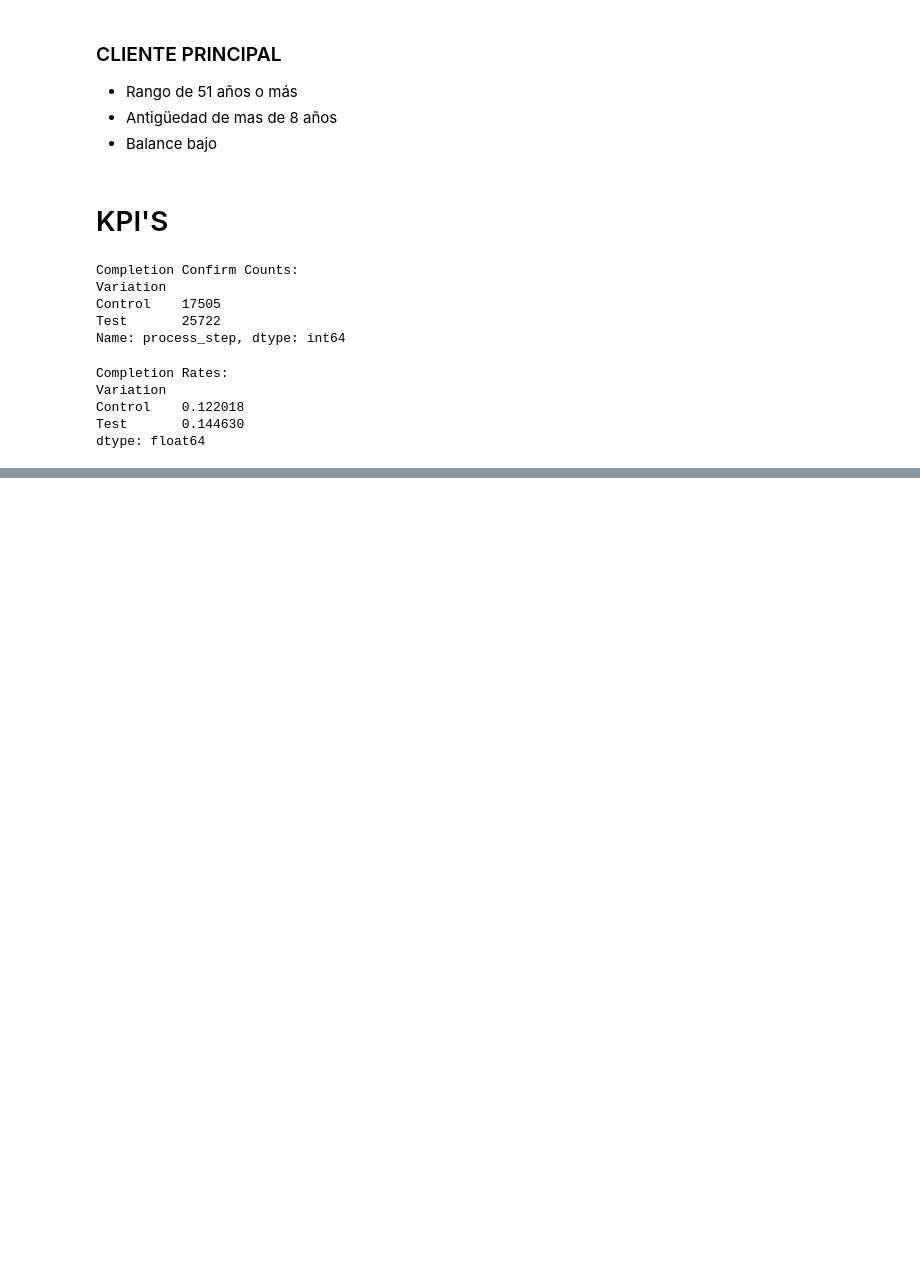
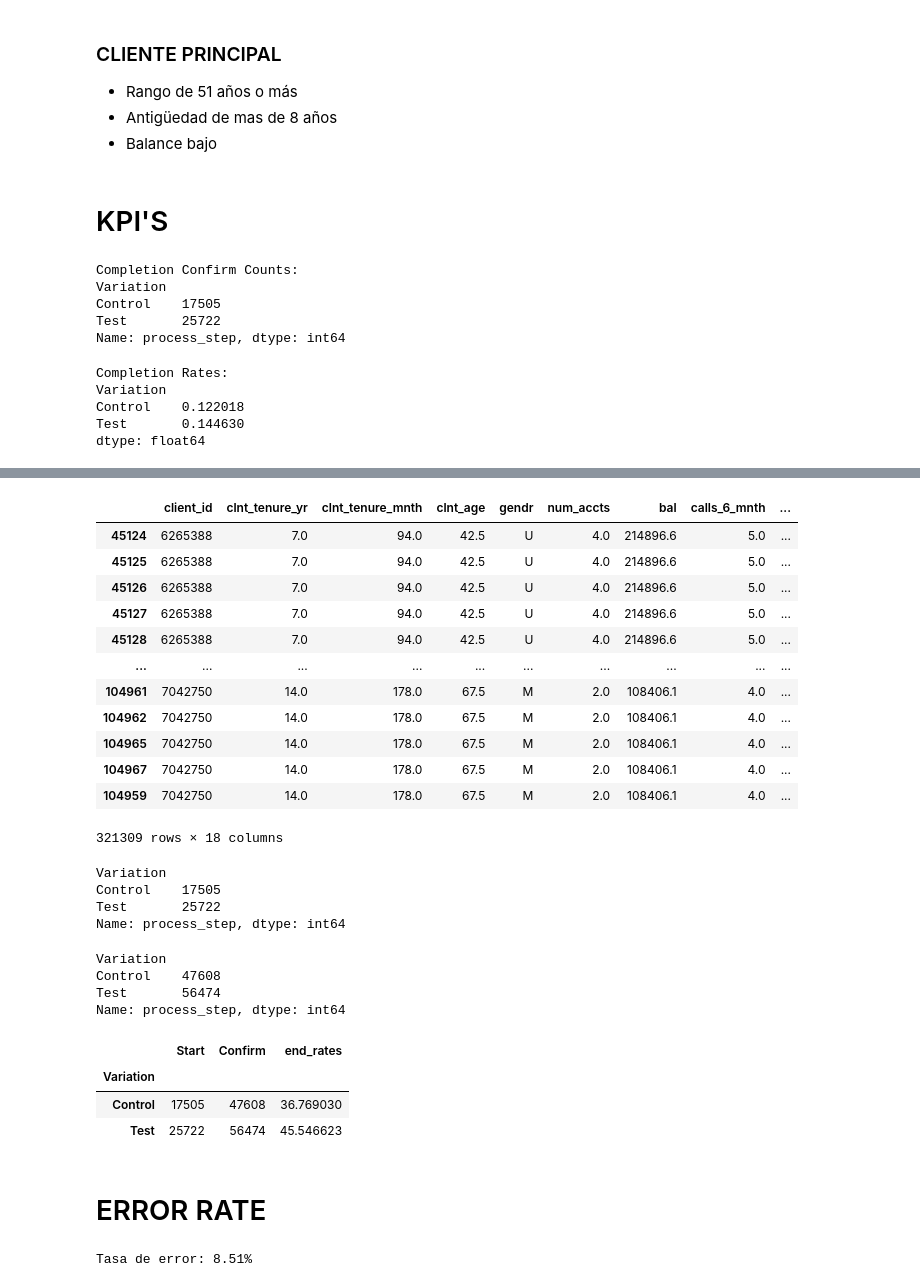
Before and after one commit to beatranche/Project-2, a Jupyter notebook: org.ipynb, the cells around one changed output, grey strips where cells are left out. Cells and saved outputs as stored; diff of their text form; code cells hidden in the pictures; blank space fills up the shorter version.

```diff
--- a/org.ipynb
+++ b/org.ipynb
@@ -120,5 +126,13 @@ Variation
 Control    0.122018
 Test       0.144630
 dtype: float64
-# %%
-df['date_time'] = df['date_time'] = pd.to_datetime(df['date_time'])
+# %%
+# Analize the time spent in each step
+df = df.sort_values(by=['visitor_id', 'date_time'])
+# Calculate time spent on each step
+df['time_spent'] = df.groupby('visitor_id')['date_time'].diff().dt.total_seconds().fillna(0)
+
+# Average time spent on each step by variation
+avg_time_spent = df.groupby(['Variation', 'process_step'])['time_spent'].mean().unstack()
+print(f'Average Time Spent:\n{avg_time_spent}')
+avg_time_spent.to_csv('avg_time_spent.csv')
@@ -145,0 +188,34 @@ print(segmented_kpis)
+# %%
+display(df)
+# %% [output]
+|  | client_id | clnt_tenure_yr | clnt_tenure_mnth | clnt_age | gendr | num_accts | bal | calls_6_mnth | ... |
+| 45124 | 6265388 | 7.0 | 94.0 | 42.5 | U | 4.0 | 214896.6 | 5.0 | ... |
+| 45125 | 6265388 | 7.0 | 94.0 | 42.5 | U | 4.0 | 214896.6 | 5.0 | ... |
+| 45126 | 6265388 | 7.0 | 94.0 | 42.5 | U | 4.0 | 214896.6 | 5.0 | ... |
+| 45127 | 6265388 | 7.0 | 94.0 | 42.5 | U | 4.0 | 214896.6 | 5.0 | ... |
+| 45128 | 6265388 | 7.0 | 94.0 | 42.5 | U | 4.0 | 214896.6 | 5.0 | ... |
+| ... | ... | ... | ... | ... | ... | ... | ... | ... | ... |
+| 104961 | 7042750 | 14.0 | 178.0 | 67.5 | M | 2.0 | 108406.1 | 4.0 | ... |
+| 104962 | 7042750 | 14.0 | 178.0 | 67.5 | M | 2.0 | 108406.1 | 4.0 | ... |
+| 104965 | 7042750 | 14.0 | 178.0 | 67.5 | M | 2.0 | 108406.1 | 4.0 | ... |
+| 104967 | 7042750 | 14.0 | 178.0 | 67.5 | M | 2.0 | 108406.1 | 4.0 | ... |
+| 104959 | 7042750 | 14.0 | 178.0 | 67.5 | M | 2.0 | 108406.1 | 4.0 | ... |
+321309 rows × 18 columns
+# %%
+total_count_confirm = df.groupby('Variation')['process_step'].apply(lambda x: (x == 'confirm').sum())
+
+total_count_confirm
+# %% [output]
+Variation
+Control    17505
+Test       25722
+Name: process_step, dtype: int64
+# %%
+total_count_start = df.groupby('Variation')['process_step'].apply(lambda x: (x == 'start').sum())
+
+total_count_start
+# %% [output]
+Variation
+Control    47608
+Test       56474
+Name: process_step, dtype: int64
@@ -145,0 +225,26 @@ print(segmented_kpis)
+# %%
+df_end_rates = pd.concat([total_count_confirm, total_count_start], axis=1, keys=['Start', 'Confirm'])
+df_end_rates['end_rates'] = end_rate_control, end_rate_test
+
+df_end_rates
+# %% [output]
+|  | Start | Confirm | end_rates |
+| Variation |  |  |  |
+| Control | 17505 | 47608 | 36.769030 |
+| Test | 25722 | 56474 | 45.546623 |
+# %% [markdown]
+# ERROR RATE
+# %%
+df['step_order'] = df['process_step'].apply(lambda x: ['start', 'step_1', 'step_2', 'step_3', 'confirm'].index(x))
+df_control = df[df['Variation'] == 'Control']
+
+# Paso 2: Calcular si el usuario retrocede en el proceso
+df_control['prev_step_order'] = df_control.groupby('visitor_id')['step_order'].shift(1)
+df_control['error'] = df_control['step_order'] < df_control['prev_step_order']
+
+# Paso 3: Calcular la tasa de error
+error_rate_control = df_control['error'].mean() * 100  # Porcentaje de errores
+
+print(f"Tasa de error: {error_rate_control:.2f}%")
+# %% [output]
+Tasa de error: 8.51%
```
Also changed, not shown: parts of 15 cells of this notebook, 10 other files.
